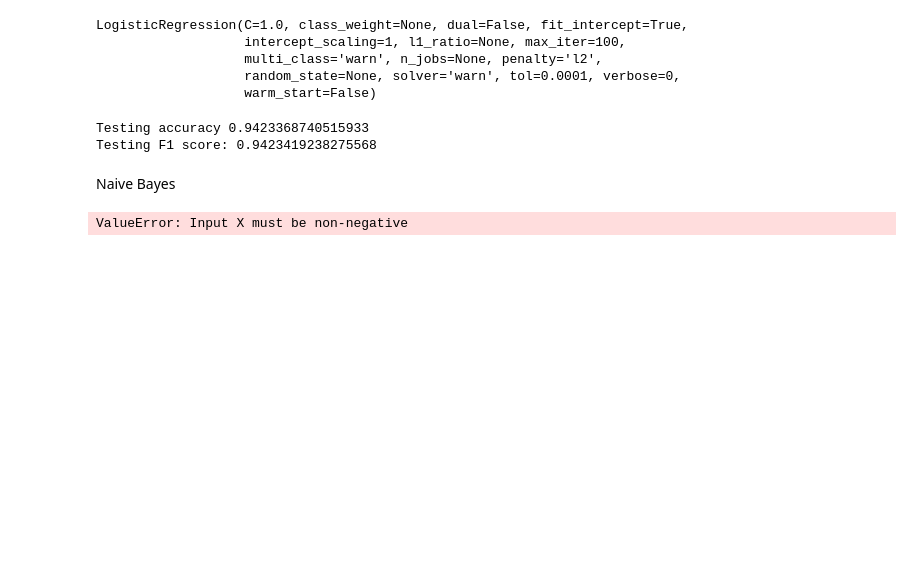
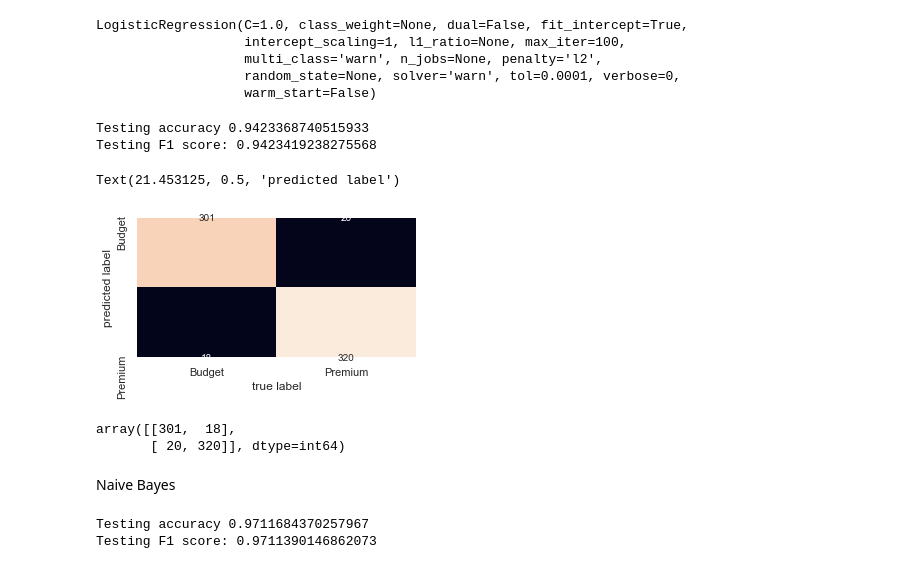
Before and after one commit to seaireal/brand_premiumization, a Jupyter notebook: msds577_project.ipynb, the cells around one changed output. Saved outputs shown, nothing was run; the diff lists cells and outputs as text; code cells hidden in the pictures; blank space fills up the shorter version.

Commit message:
Update msds577_project.ipynb
Baseline Models (LogReg, NB, Basic NN)

```diff
--- a/msds577_project.ipynb
+++ b/msds577_project.ipynb
@@ -111,5 +111,22 @@ print('Testing F1 score: {}'.format(f1_score(y_test, y_pred_log, average='weight
 # %% [output]
 Testing accuracy 0.9423368740515933
 Testing F1 score: 0.9423419238275568
+# %%
+axis = ['Budget', 'Premium']
+# %%
+from sklearn.metrics import confusion_matrix
+mat = confusion_matrix(y_test, y_pred_log)
+plt.figure(figsize=(5,5))
+sns.heatmap(mat.T, square=True, annot=True, fmt='d', cbar=False, xticklabels = axis, yticklabels = axis)
+plt.xlabel('true label')
+plt.ylabel('predicted label')
+# %% [output]
+Text(21.453125, 0.5, 'predicted label')
+[figure, added]
+# %%
+mat
+# %% [output]
+array([[301,  18],
+       [ 20, 320]], dtype=int64)
 # %% [markdown]
 Naive Bayes
@@ -120,4 +146,10 @@ baseline_model = MultinomialNB()
 # %%
-baseline_model.fit(X_train, y_train)
+NB_model.fit(X_train, y_train)
+y_pred_nb = NB_model.predict(X_test)
-# %% [output]
-ValueError: Input X must be non-negative
+# %%
+from sklearn.metrics import accuracy_score, f1_score
+print('Testing accuracy %s' % accuracy_score(y_test, y_pred_nb))
+print('Testing F1 score: {}'.format(f1_score(y_test, y_pred_nb, average='weighted')))
+# %% [output]
+Testing accuracy 0.9711684370257967
+Testing F1 score: 0.9711390146862073
```
Also changed, not shown: parts of 25 cells of this notebook.
